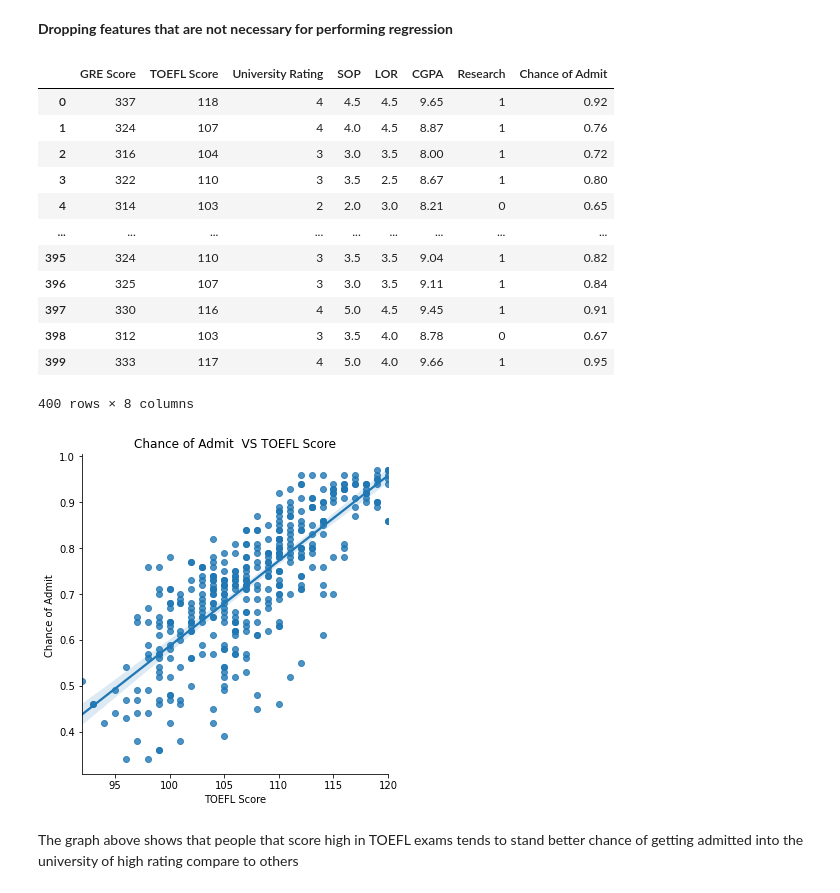
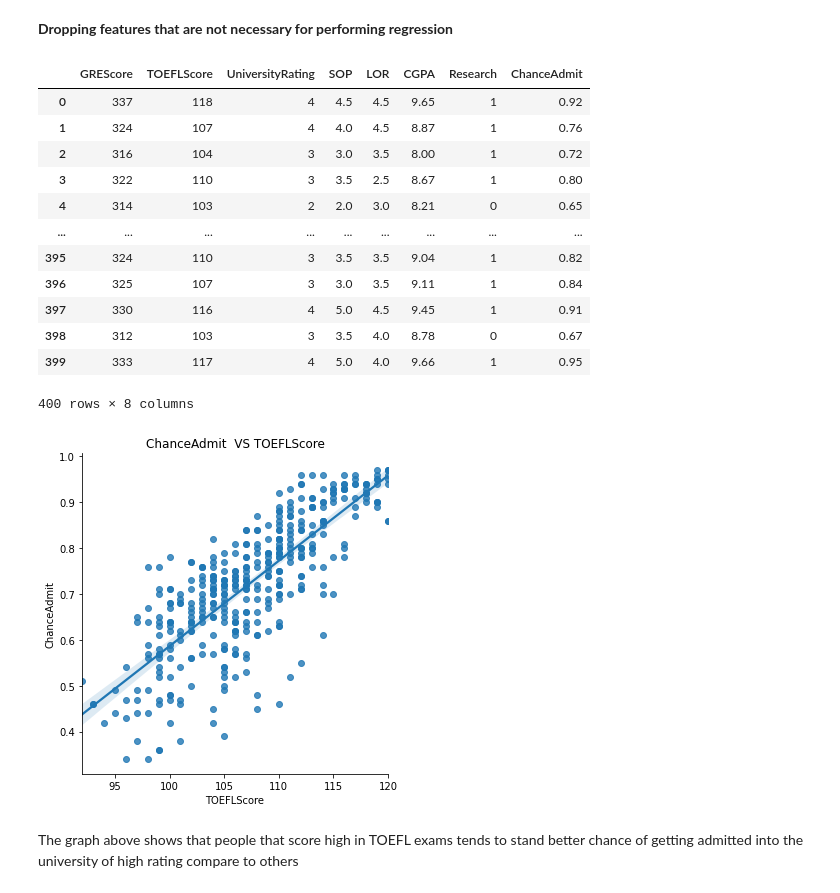
Before and after one commit to cisco00/Admission-Prediction-Model, a Jupyter notebook: Admission_Prediction_Model.ipynb, the cells around one changed output. Cells and saved outputs as stored; diff of their text form; code cells hidden in the pictures.

```diff
--- a/Admission_Prediction_Model.ipynb
+++ b/Admission_Prediction_Model.ipynb
@@ -19,6 +21,8 @@ Admission_Predict.tail()
 | 397 | 398 | 330 | 116 | 4 | 5.0 | 4.5 | 9.45 | 1 | ... |
 | 398 | 399 | 312 | 103 | 3 | 3.5 | 4.0 | 8.78 | 0 | ... |
 | 399 | 400 | 333 | 117 | 4 | 5.0 | 4.0 | 9.66 | 1 | ... |
+# %%
+Admission_Predict_ = Admission_Predict.rename(columns={'Chance of Admit ': 'ChanceAdmit', 'GRE Score':'GREScore', 'TOEFL Score':'TOEFLScore', 'University Rating':'UniversityRating'})
 # %% [markdown]
 **Checking for missing data**
 # %%
@@ -58,10 +62,10 @@ memory usage: 28.2 KB
 # %% [markdown]
 **Dropping features that are not necessary for performing regression**
 # %%
-Admission_Predict_1 = Admission_Predict.drop(columns=['Serial No.'], axis=1)
+Admission_Predict_1 = Admission_Predict_.drop(columns=['Serial No.'], axis=1)
 Admission_Predict_1
 # %% [output]
-|  | GRE Score | TOEFL Score | University Rating | SOP | LOR | CGPA | Research | Chance of Admit |
+|  | GREScore | TOEFLScore | UniversityRating | SOP | LOR | CGPA | Research | ChanceAdmit |
 | 0 | 337 | 118 | 4 | 4.5 | 4.5 | 9.65 | 1 | 0.92 |
 | 1 | 324 | 107 | 4 | 4.0 | 4.5 | 8.87 | 1 | 0.76 |
 | 2 | 316 | 104 | 3 | 3.0 | 3.5 | 8.00 | 1 | 0.72 |
@@ -75,11 +79,11 @@ Admission_Predict_1
 | 399 | 333 | 117 | 4 | 5.0 | 4.0 | 9.66 | 1 | 0.95 |
 400 rows × 8 columns
 # %%
-fig=sns.lmplot(x='TOEFL Score',y='Chance of Admit ',data=Admission_Predict_1)
-plt.title("Chance of Admit  VS TOEFL Score")
+fig=sns.lmplot(x='TOEFLScore',y='ChanceAdmit',data=Admission_Predict_1)
+plt.title("ChanceAdmit  VS TOEFLScore")
 plt.show()
 # %% [output]
-[figure, old version]
+[figure, new version]
 # %% [markdown]
 The graph above shows that people that score high in TOEFL exams tends to stand better chance of getting admitted into the university of high rating compare to others
 # %%
```
Also changed, not shown: parts of 16 cells of this notebook.
